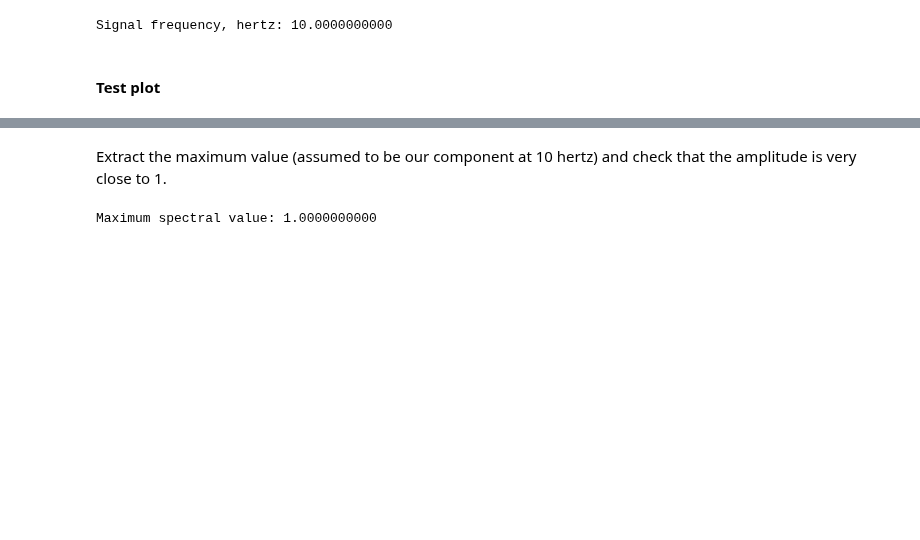
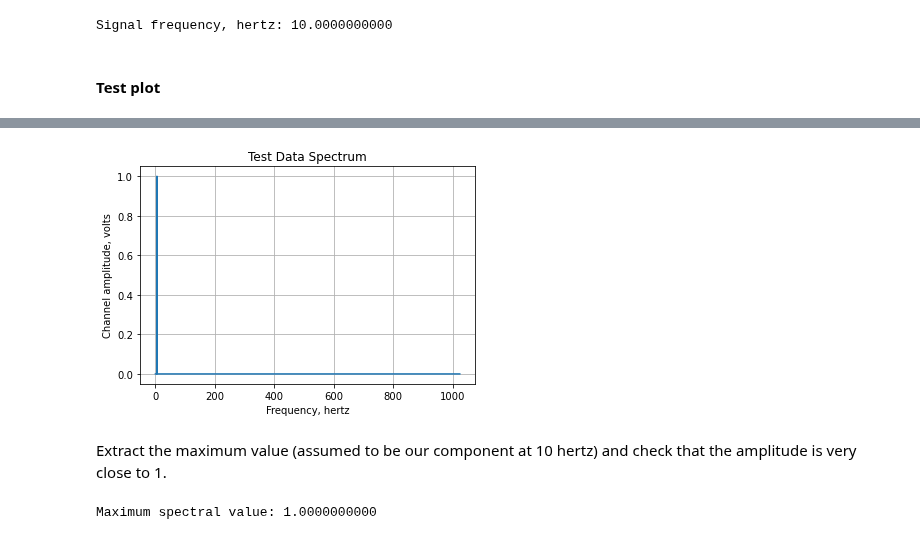
Before and after one commit to RobotSquirrelProd/AppliedVibrationAnalysis, a Jupyter notebook: AppliedVibrationAnalysis Test Harness.ipynb, the cells around one changed output, grey strips where cells are left out. Cells and saved outputs as stored; diff of their text form; code cells hidden in the pictures; blank space fills up the shorter version.

```diff
--- a/AppliedVibrationAnalysis Test Harness.ipynb
+++ b/AppliedVibrationAnalysis Test Harness.ipynb
@@ -72,3 +69,7 @@ lst_spec = cl_sig_test01.plt_spec()
+# %%
+lst_spec_even = ClSigEven.plt_spec()
+# %% [output]
+[figure, added]
 # %% [markdown]
 Extract the maximum value (assumed to be our component at 10 hertz) and check that the amplitude is very close to 1.
 # %%
```
Also changed, not shown: parts of 39 cells of this notebook, 7 other files.
